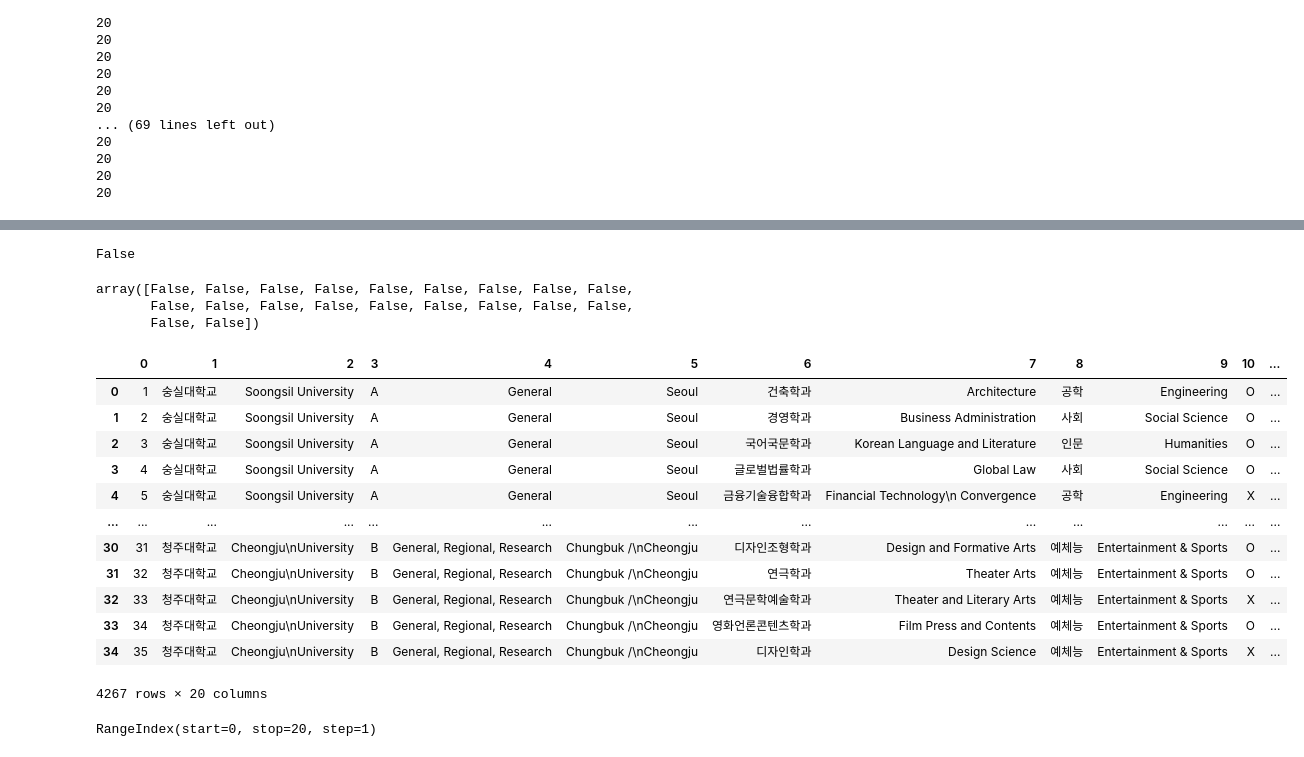
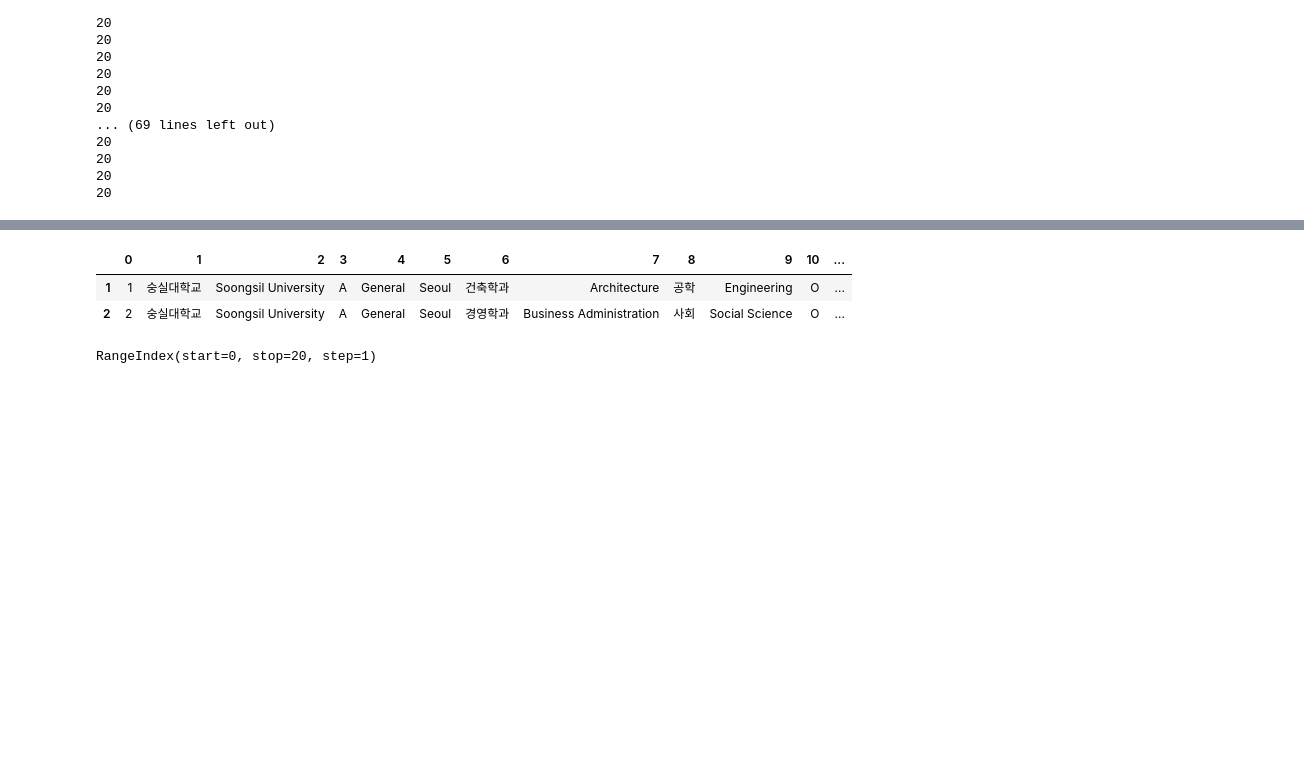
Before and after one commit to JASorianoHernandez/gks24_UniversityDataInformationProject, a Jupyter notebook: GKS24_Univeristies_DataInformation.ipynb, the cells around one changed output, grey strips where cells are left out. Cells and saved outputs as stored; diff of their text form; code cells hidden in the pictures; blank space fills up the shorter version.

```diff
--- a/GKS24_Univeristies_DataInformation.ipynb
+++ b/GKS24_Univeristies_DataInformation.ipynb
@@ -135,13 +106,0 @@ DF_list[0]
-# %%
-##DF_list[8].head(10)
-columns_to_delete = ["Major","전공명","비고","대학명"]
-for col in columns_to_delete:
-    try:
-#       ### df = df.drop(col, axis=1)
-        ## Erase clumns that does not match with the rest or the universisites of the list
-        ##uniDF = uniDF.drop(np.nan, axis=1)
-        #uniDF = uniDF.dropna(subset=col).reset_index(drop=True)
-        DF_list[8] = DF_list[8].drop(col, axis=1)
-        print(f"Column '{col}' FOUNDED.")
-    except KeyError:
-        print(f"Column '{col}' not found.")
@@ -238,2 +144,0 @@ DF_list[0].head(2)
-# %%
-DF_list[78].columns = DF_list[78].columns.fillna('EmptyColumn')
@@ -287,32 +145,11 @@ columns = columns.to_list()
-# %%
-columns[10]
-# %% [output]
-False
-# %%
-DF_list[78].columns.str.match("Unnamed")
-#DF_list[78].loc[:,~DF_list[78].columns.str.match("Unnamed")]
-# %% [output]
-array([False, False, False, False, False, False, False, False, False,
-       False, False, False, False, False, False, False, False, False,
-       False, False])
 # %%
 df_concat = pd.concat(DF_list)
 # %%
-df_concat
+df_concat.head(2)
 # %% [output]
 |  | 0 | 1 | 2 | 3 | 4 | 5 | 6 | 7 | 8 | 9 | 10 | ... |
-| 0 | 1 | 숭실대학교 | Soongsil University | A | General | Seoul | 건축학과 | Architecture | 공학 | Engineering | O | ... |
-| 1 | 2 | 숭실대학교 | Soongsil University | A | General | Seoul | 경영학과 | Business Administration | 사회 | Social Science | O | ... |
-| 2 | 3 | 숭실대학교 | Soongsil University | A | General | Seoul | 국어국문학과 | Korean Language and Literature | 인문 | Humanities | O | ... |
-| 3 | 4 | 숭실대학교 | Soongsil University | A | General | Seoul | 글로벌법률학과 | Global Law | 사회 | Social Science | O | ... |
-| 4 | 5 | 숭실대학교 | Soongsil University | A | General | Seoul | 금융기술융합학과 | Financial Technology\n Convergence | 공학 | Engineering | X | ... |
-| ... | ... | ... | ... | ... | ... | ... | ... | ... | ... | ... | ... | ... |
-| 30 | 31 | 청주대학교 | Cheongju\nUniversity | B | General, Regional, Research | Chungbuk /\nCheongju | 디자인조형학과 | Design and Formative Arts | 예체능 | Entertainment & Sports | O | ... |
-| 31 | 32 | 청주대학교 | Cheongju\nUniversity | B | General, Regional, Research | Chungbuk /\nCheongju | 연극학과 | Theater Arts | 예체능 | Entertainment & Sports | O | ... |
-| 32 | 33 | 청주대학교 | Cheongju\nUniversity | B | General, Regional, Research | Chungbuk /\nCheongju | 연극문학예술학과 | Theater and Literary Arts | 예체능 | Entertainment & Sports | X | ... |
-| 33 | 34 | 청주대학교 | Cheongju\nUniversity | B | General, Regional, Research | Chungbuk /\nCheongju | 영화언론콘텐츠학과 | Film Press and Contents | 예체능 | Entertainment & Sports | O | ... |
-| 34 | 35 | 청주대학교 | Cheongju\nUniversity | B | General, Regional, Research | Chungbuk /\nCheongju | 디자인학과 | Design Science | 예체능 | Entertainment & Sports | X | ... |
+| 1 | 1 | 숭실대학교 | Soongsil University | A | General | Seoul | 건축학과 | Architecture | 공학 | Engineering | O | ... |
+| 2 | 2 | 숭실대학교 | Soongsil University | A | General | Seoul | 경영학과 | Business Administration | 사회 | Social Science | O | ... |
-4267 rows × 20 columns
 # %%
 df_concat.columns
 # %% [output]
```
Also changed, not shown: parts of 31 cells of this notebook.
